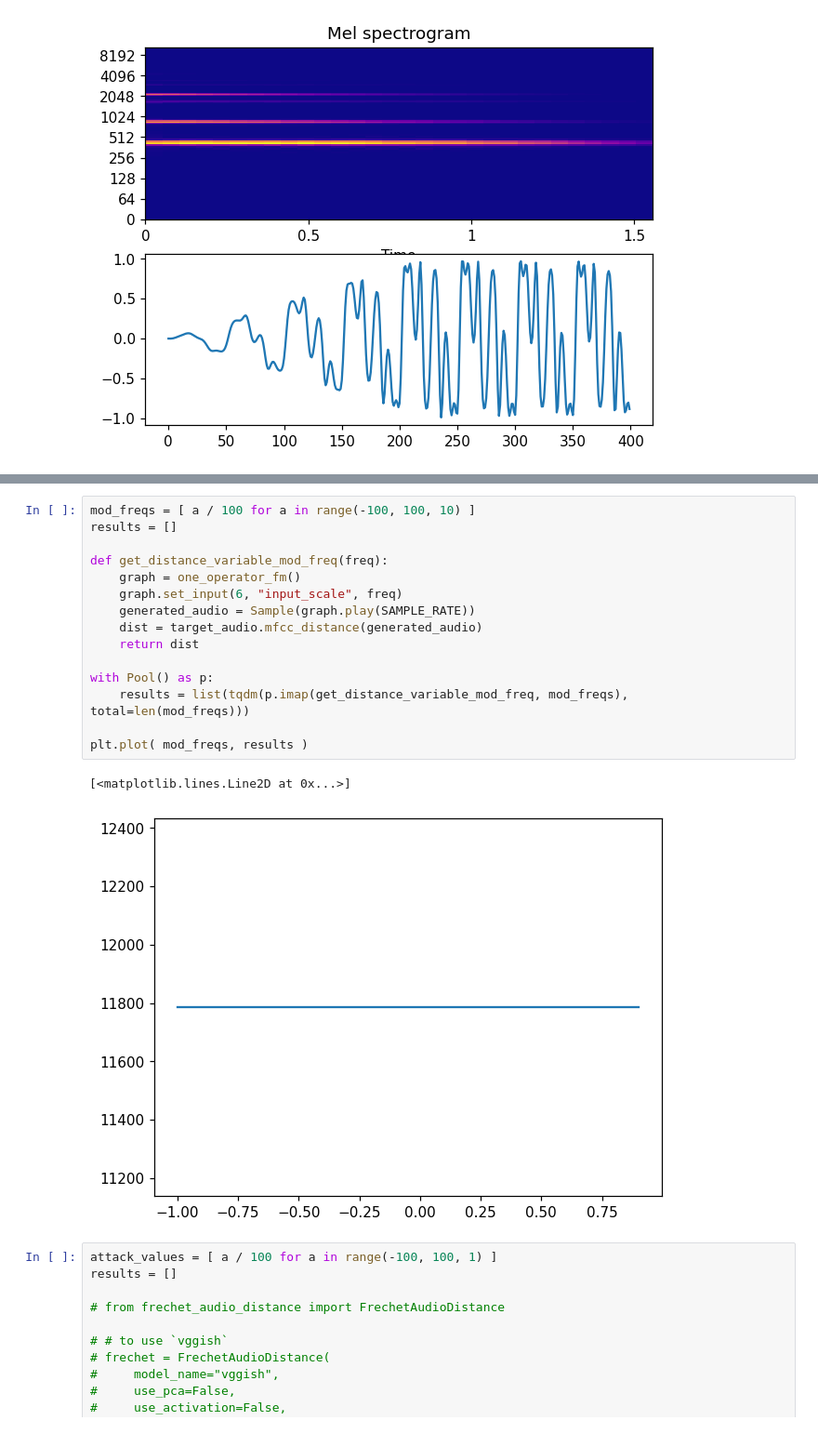
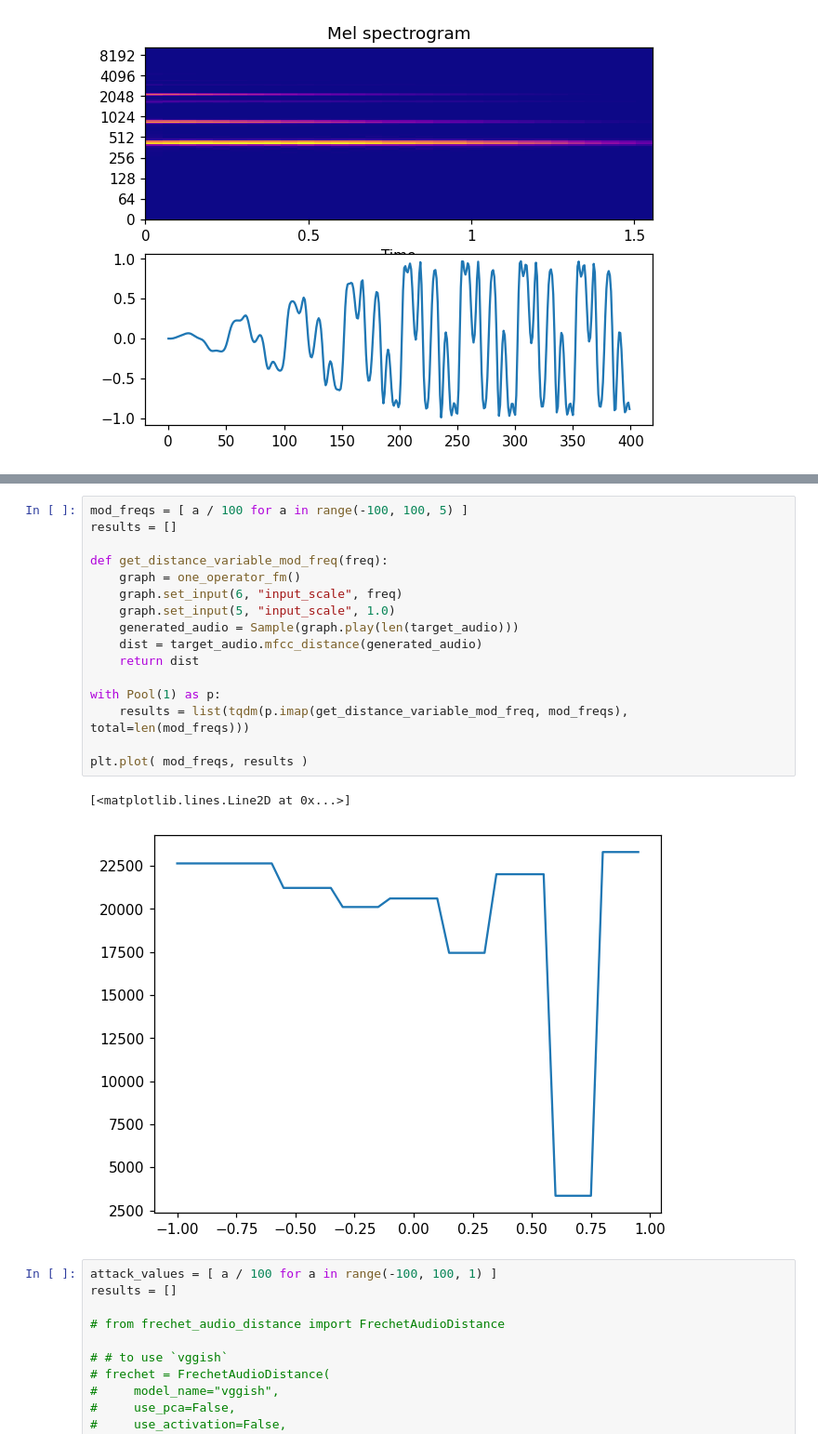
Before and after one commit to Wint3rmute/luthier, a Jupyter notebook: rust.ipynb, the cells around one changed output, grey strips where cells are left out. Shown at 93% size. Drawn from its saved outputs; the diff is of its cells as text.

Commit message:
Fix target function showcase

```diff
--- a/rust.ipynb
+++ b/rust.ipynb
@@ -190,23 +189,24 @@ plt.plot( mod_strengths, results )
 [<matplotlib.lines.Line2D at 0x...>]
 [figure]
 # %%
-mod_freqs = [ a / 100 for a in range(-100, 100, 10) ]
+mod_freqs = [ a / 100 for a in range(-100, 100, 5) ]
 results = []
 
 def get_distance_variable_mod_freq(freq):
     graph = one_operator_fm()
     graph.set_input(6, "input_scale", freq)
-    generated_audio = Sample(graph.play(SAMPLE_RATE))
+    graph.set_input(5, "input_scale", 1.0)
+    generated_audio = Sample(graph.play(len(target_audio)))
     dist = target_audio.mfcc_distance(generated_audio)
     return dist
 
-with Pool() as p:
+with Pool(1) as p:
     results = list(tqdm(p.imap(get_distance_variable_mod_freq, mod_freqs), total=len(mod_freqs)))
 
 plt.plot( mod_freqs, results )
 # %% [output]
 [<matplotlib.lines.Line2D at 0x...>]
-[figure, old version]
+[figure, new version]
 # %%
 attack_values = [ a / 100 for a in range(-100, 100, 1) ]
 results = []
```
Also changed, not shown: parts of 6 cells of this notebook.
